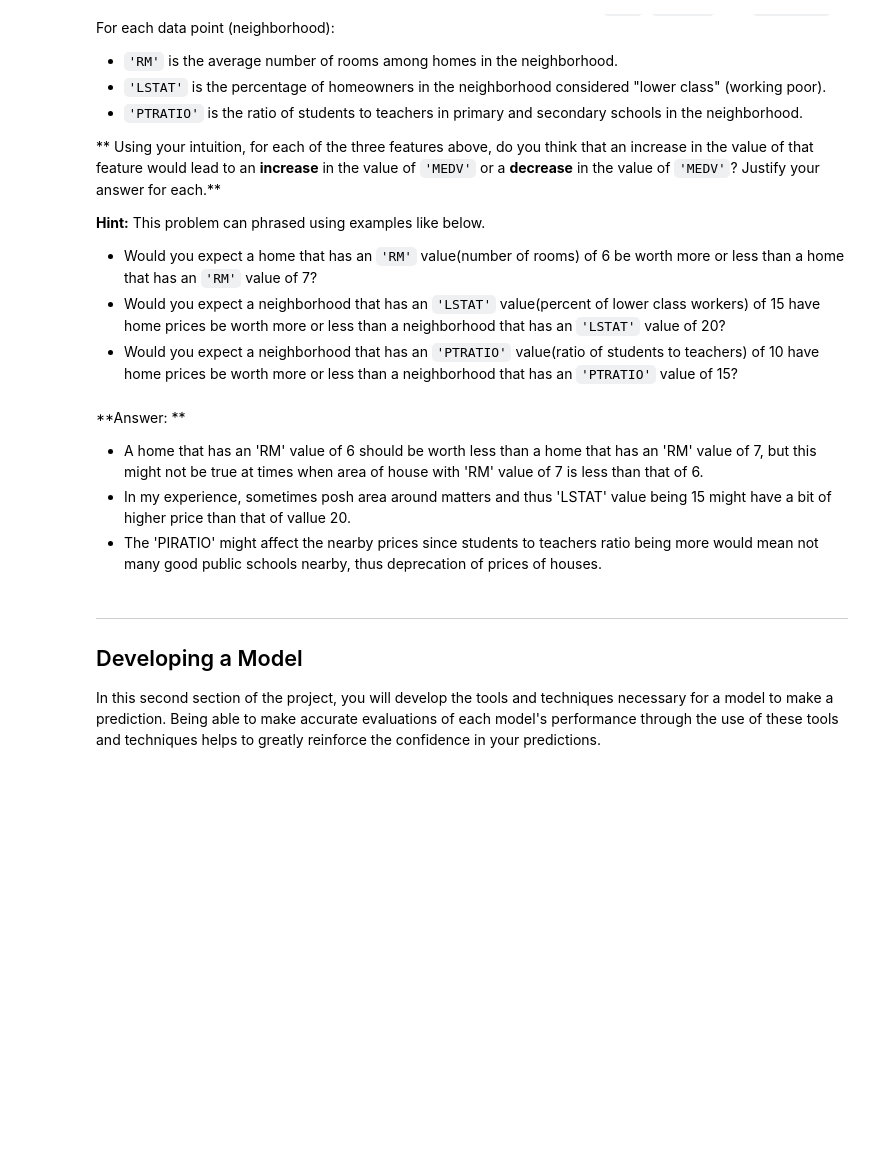
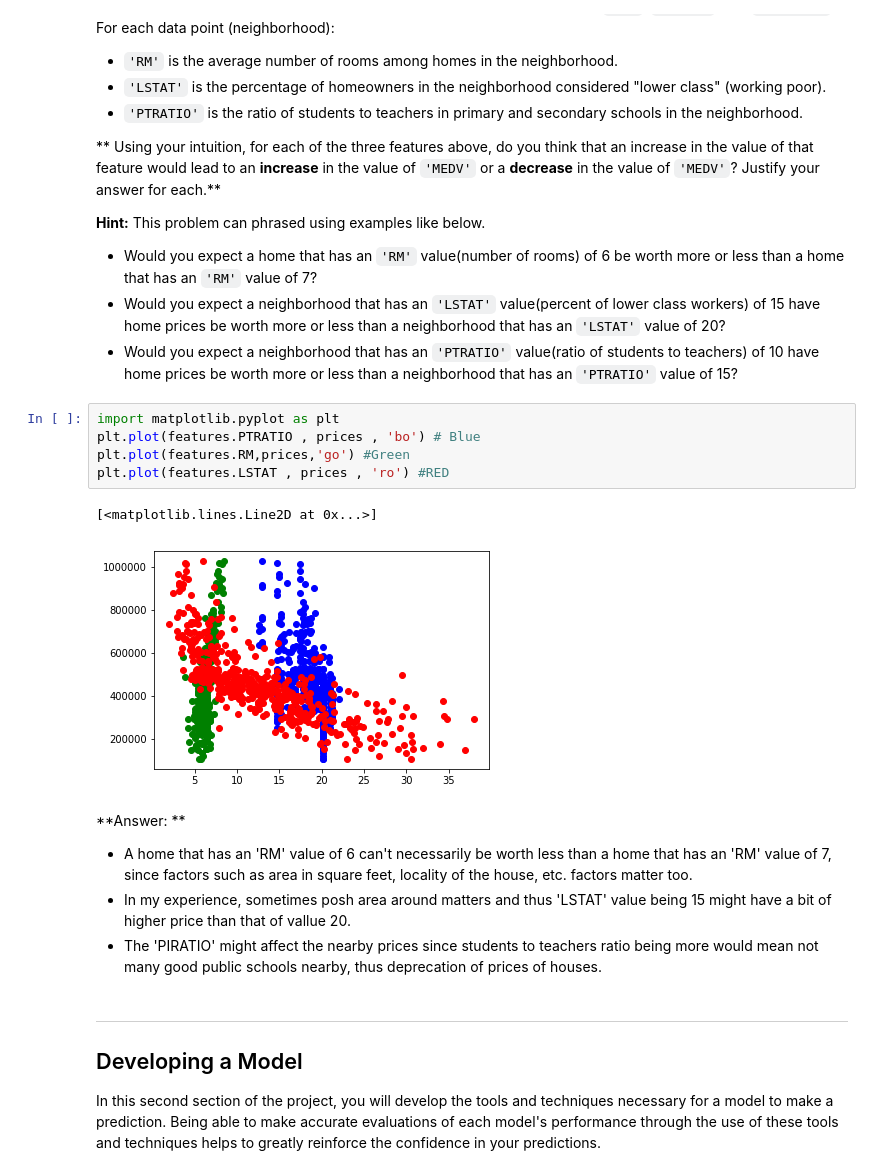
Before and after one commit to noopur2805/machine-learning, a Jupyter notebook: projects/boston_housing/boston_housing.ipynb, the cells around one changed output. Cells and saved outputs as stored; diff of their text form; blank space fills up the shorter version.

Commit message:
Add files via upload
Addition of graph between the features and target, and  standard deviation calculation in final question

```diff
--- a/projects/boston_housing/boston_housing.ipynb
+++ b/projects/boston_housing/boston_housing.ipynb
@@ -97,9 +97,17 @@ As a reminder, we are using three features from the Boston housing dataset: `'RM
 * Would you expect a home that has an `'RM'` value(number of rooms) of 6 be worth more or less than a home that has an `'RM'` value of 7?
 * Would you expect a neighborhood that has an `'LSTAT'` value(percent of lower class workers) of 15 have home prices be worth more or less than a neighborhood that has an `'LSTAT'` value of 20?
 * Would you expect a neighborhood that has an `'PTRATIO'` value(ratio of students to teachers) of 10 have home prices be worth more or less than a neighborhood that has an `'PTRATIO'` value of 15?
+# %%
+import matplotlib.pyplot as plt
+plt.plot(features.PTRATIO , prices , 'bo') # Blue
+plt.plot(features.RM,prices,'go') #Green
+plt.plot(features.LSTAT , prices , 'ro') #RED
+# %% [output]
+[<matplotlib.lines.Line2D at 0x...>]
+[figure, added]
 # %% [markdown]
 **Answer: **
-- A home that has an 'RM' value of 6 should be worth less than a home that has an 'RM' value of 7, but this might not be true at times when area of house with 'RM' value of 7 is less than that of 6.
+- A home that has an 'RM' value of 6 can't necessarily be worth less than a home that has an 'RM' value of 7, since factors such as area in square feet, locality of the house, etc. factors matter too.
 - In my experience, sometimes posh area around matters and thus 'LSTAT' value being 15 might have a bit of higher price than that of vallue 20.
 - The 'PIRATIO' might affect the nearby prices since students to  teachers ratio being more would mean not many good public schools nearby, thus deprecation of prices of houses.
 # %% [markdown]
```
Also changed, not shown: parts of 9 cells of this notebook, 1 other file.
